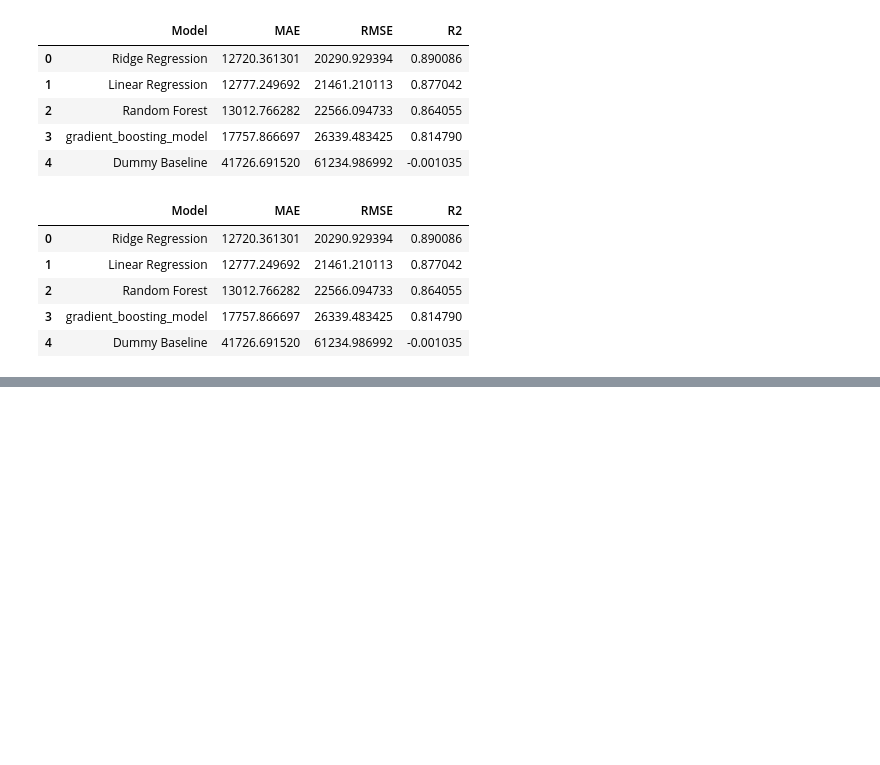
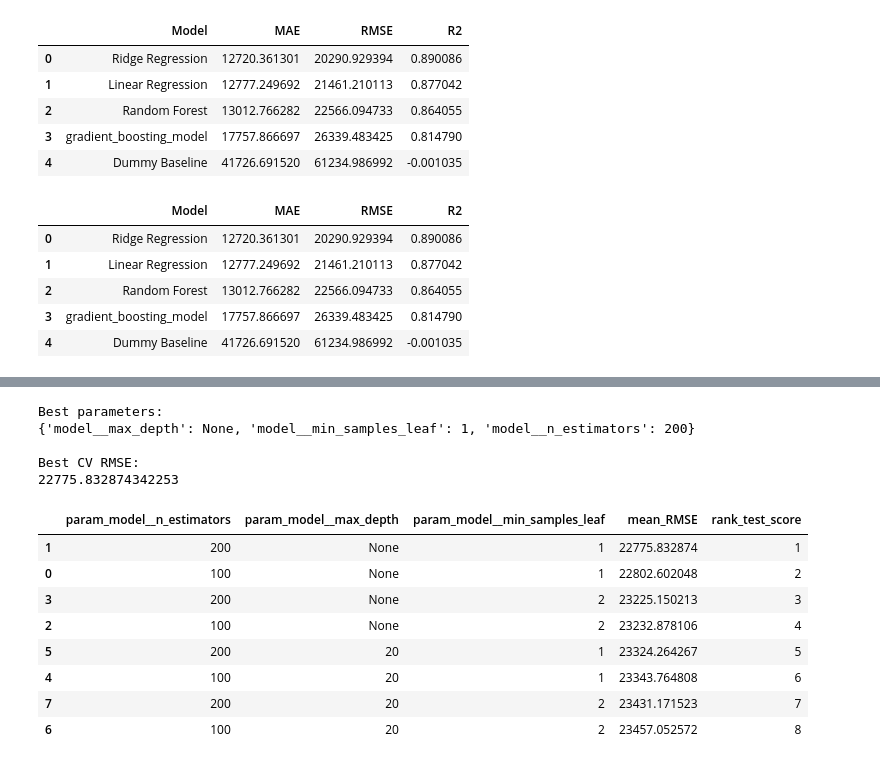
Before and after one commit to Sandeep-060/LaptopWise, a Jupyter notebook: notebooks/05_ml_pipeline.ipynb, the cells around one changed output, grey strips where cells are left out. Saved outputs shown, nothing was run; the diff lists cells and outputs as text; code cells hidden in the pictures; blank space fills up the shorter version.

Commit message:
cross validation and tuning

```diff
--- a/notebooks/05_ml_pipeline.ipynb
+++ b/notebooks/05_ml_pipeline.ipynb
@@ -666,0 +1123,26 @@ comparison_by_rmse
+# %%
+random_forest_tuning_pipeline = Pipeline(
+    steps=[
+        ("preprocessor", preprocessor),
+        ("model", RandomForestRegressor(
+            random_state=42
+        ))
+    ]
+)
+# %%
+random_forest_param_grid = {
+    "model__n_estimators": [100, 200],
+    "model__max_depth": [None, 20],
+    "model__min_samples_leaf": [1, 2]
+}
+# %%
+random_forest_grid_search = GridSearchCV(
+    estimator=random_forest_tuning_pipeline,
+    param_grid=random_forest_param_grid,
+    cv=cv,
+    scoring="neg_root_mean_squared_error",
+    n_jobs=-1,
+    return_train_score=False
+)
+# %%
+random_forest_grid_search.fit(X_train, y_train)
@@ -666,0 +1167,40 @@ comparison_by_rmse
+# %%
+print("Best parameters:")
+print(random_forest_grid_search.best_params_)
+
+print("\nBest CV RMSE:")
+print(-random_forest_grid_search.best_score_)
+# %% [output]
+Best parameters:
+{'model__max_depth': None, 'model__min_samples_leaf': 1, 'model__n_estimators': 200}
+
+Best CV RMSE:
+22775.832874342253
+# %%
+random_forest_tuning_results = pd.DataFrame(
+    random_forest_grid_search.cv_results_
+)
+
+random_forest_tuning_results["mean_RMSE"] = (
+    -random_forest_tuning_results["mean_test_score"]
+)
+
+random_forest_tuning_results[
+    [
+        "param_model__n_estimators",
+        "param_model__max_depth",
+        "param_model__min_samples_leaf",
+        "mean_RMSE",
+        "rank_test_score"
+    ]
+].sort_values("rank_test_score")
+# %% [output]
+|  | param_model__n_estimators | param_model__max_depth | param_model__min_samples_leaf | mean_RMSE | rank_test_score |
+| 1 | 200 | None | 1 | 22775.832874 | 1 |
+| 0 | 100 | None | 1 | 22802.602048 | 2 |
+| 3 | 200 | None | 2 | 23225.150213 | 3 |
+| 2 | 100 | None | 2 | 23232.878106 | 4 |
+| 5 | 200 | 20 | 1 | 23324.264267 | 5 |
+| 4 | 100 | 20 | 1 | 23343.764808 | 6 |
+| 7 | 200 | 20 | 2 | 23431.171523 | 7 |
+| 6 | 100 | 20 | 2 | 23457.052572 | 8 |
```
Also changed, not shown: parts of 38 cells of this notebook.
